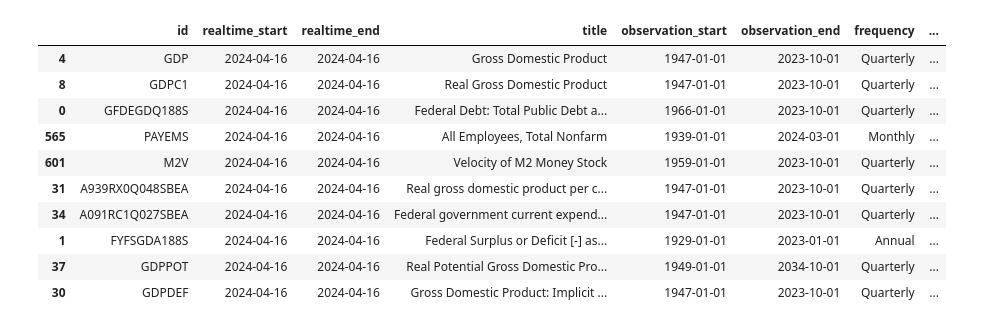
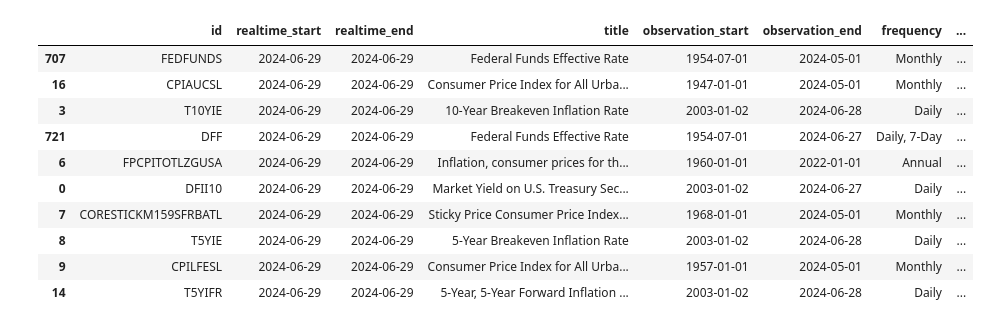
Before and after one commit to ivandimitrovkyulev/Notebooks, a Jupyter notebook: sample/macro_data.ipynb, the cells around one changed output. Cells and saved outputs as stored; diff of their text form; code cells hidden in the pictures.

```diff
--- a/sample/macro_data.ipynb
+++ b/sample/macro_data.ipynb
@@ -3,19 +3,19 @@ import warnings
 warnings.filterwarnings('ignore')
 import src.stlouisfed as fred
 # %%
-series = fred.search_series('GDP')
+series = fred.search_series('inflation')
 
 series.sort_values('popularity', ascending=False).head(10)
 # %% [output]
 |  | id | realtime_start | realtime_end | title | observation_start | observation_end | frequency | ... |
-| 4 | GDP | 2024-04-16 | 2024-04-16 | Gross Domestic Product | 1947-01-01 | 2023-10-01 | Quarterly | ... |
-| 8 | GDPC1 | 2024-04-16 | 2024-04-16 | Real Gross Domestic Product | 1947-01-01 | 2023-10-01 | Quarterly | ... |
-| 0 | GFDEGDQ188S | 2024-04-16 | 2024-04-16 | Federal Debt: Total Public Debt a... | 1966-01-01 | 2023-10-01 | Quarterly | ... |
-| 565 | PAYEMS | 2024-04-16 | 2024-04-16 | All Employees, Total Nonfarm | 1939-01-01 | 2024-03-01 | Monthly | ... |
-| 601 | M2V | 2024-04-16 | 2024-04-16 | Velocity of M2 Money Stock | 1959-01-01 | 2023-10-01 | Quarterly | ... |
-| 31 | A939RX0Q048SBEA | 2024-04-16 | 2024-04-16 | Real gross domestic product per c... | 1947-01-01 | 2023-10-01 | Quarterly | ... |
-| 34 | A091RC1Q027SBEA | 2024-04-16 | 2024-04-16 | Federal government current expend... | 1947-01-01 | 2023-10-01 | Quarterly | ... |
-| 1 | FYFSGDA188S | 2024-04-16 | 2024-04-16 | Federal Surplus or Deficit [-] as... | 1929-01-01 | 2023-01-01 | Annual | ... |
-| 37 | GDPPOT | 2024-04-16 | 2024-04-16 | Real Potential Gross Domestic Pro... | 1949-01-01 | 2034-10-01 | Quarterly | ... |
-| 30 | GDPDEF | 2024-04-16 | 2024-04-16 | Gross Domestic Product: Implicit ... | 1947-01-01 | 2023-10-01 | Quarterly | ... |
+| 707 | FEDFUNDS | 2024-06-29 | 2024-06-29 | Federal Funds Effective Rate | 1954-07-01 | 2024-05-01 | Monthly | ... |
+| 16 | CPIAUCSL | 2024-06-29 | 2024-06-29 | Consumer Price Index for All Urba... | 1947-01-01 | 2024-05-01 | Monthly | ... |
+| 3 | T10YIE | 2024-06-29 | 2024-06-29 | 10-Year Breakeven Inflation Rate | 2003-01-02 | 2024-06-28 | Daily | ... |
+| 721 | DFF | 2024-06-29 | 2024-06-29 | Federal Funds Effective Rate | 1954-07-01 | 2024-06-27 | Daily, 7-Day | ... |
+| 6 | FPCPITOTLZGUSA | 2024-06-29 | 2024-06-29 | Inflation, consumer prices for th... | 1960-01-01 | 2022-01-01 | Annual | ... |
+| 0 | DFII10 | 2024-06-29 | 2024-06-29 | Market Yield on U.S. Treasury Sec... | 2003-01-02 | 2024-06-27 | Daily | ... |
+| 7 | CORESTICKM159SFRBATL | 2024-06-29 | 2024-06-29 | Sticky Price Consumer Price Index... | 1968-01-01 | 2024-05-01 | Monthly | ... |
+| 8 | T5YIE | 2024-06-29 | 2024-06-29 | 5-Year Breakeven Inflation Rate | 2003-01-02 | 2024-06-28 | Daily | ... |
+| 9 | CPILFESL | 2024-06-29 | 2024-06-29 | Consumer Price Index for All Urba... | 1957-01-01 | 2024-05-01 | Monthly | ... |
+| 14 | T5YIFR | 2024-06-29 | 2024-06-29 | 5-Year, 5-Year Forward Inflation ... | 2003-01-02 | 2024-06-28 | Daily | ... |
 # %%
```
Also changed, not shown: parts of 4 cells of this notebook, 7 other files.
